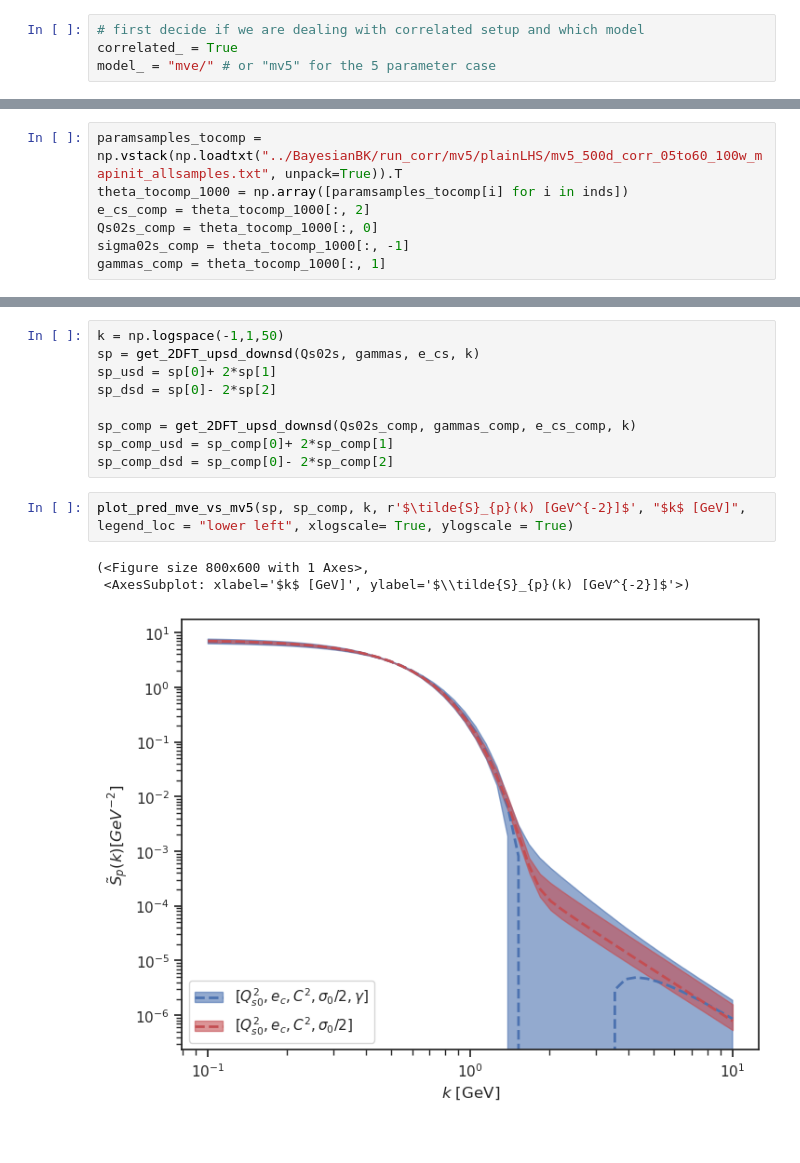
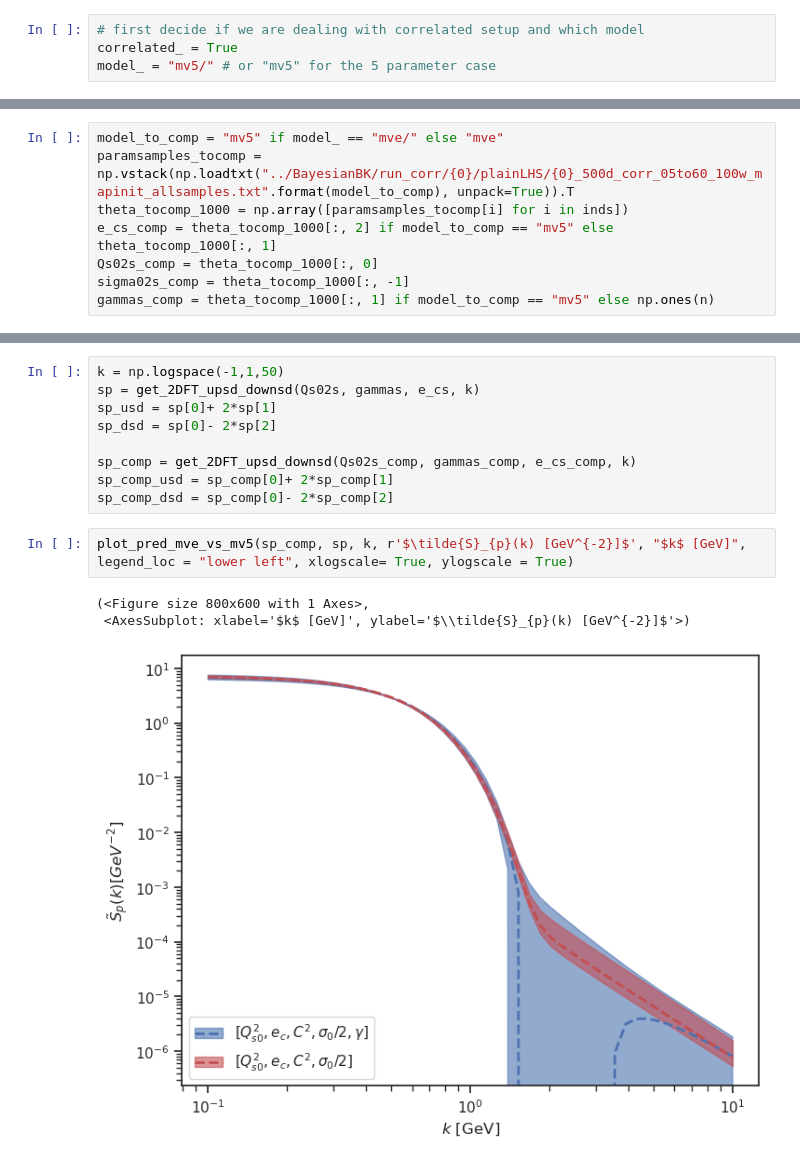
Before and after one commit to camcasuga/BayesianBK_results, a Jupyter notebook: analysis.ipynb, the cells around one changed output, grey strips where cells are left out. Drawn from its saved outputs; the diff is of its cells as text.

```diff
--- a/analysis.ipynb
+++ b/analysis.ipynb
@@ -18,7 +18,7 @@ sns.set_style('ticks')
 # %%
 # first decide if we are dealing with correlated setup and which model
 correlated_ = True
-model_ = "mve/" # or "mv5" for the 5 parameter case
+model_ = "mv5/" # or "mv5" for the 5 parameter case
 # %%
 correlated_str = "corr/" if correlated_ else "uncorr/"
 param_names = ["$Q_{s0}^{2}$ (GeV²)",
@@ -211,10 +221,11 @@ gammas = theta_post_1000[:, 1] if model_ == "mv5/" else np.ones(n)
 # %%
-paramsamples_tocomp = np.vstack(np.loadtxt("../BayesianBK/run_corr/mv5/plainLHS/mv5_500d_corr_05to60_100w_mapinit_allsamples.txt", unpack=True)).T
+model_to_comp = "mv5" if model_ == "mve/" else "mve"
+paramsamples_tocomp = np.vstack(np.loadtxt("../BayesianBK/run_corr/{0}/plainLHS/{0}_500d_corr_05to60_100w_mapinit_allsamples.txt".format(model_to_comp), unpack=True)).T
 theta_tocomp_1000 = np.array([paramsamples_tocomp[i] for i in inds])
-e_cs_comp = theta_tocomp_1000[:, 2]
+e_cs_comp = theta_tocomp_1000[:, 2] if model_to_comp == "mv5" else theta_tocomp_1000[:, 1]
 Qs02s_comp = theta_tocomp_1000[:, 0]
 sigma02s_comp = theta_tocomp_1000[:, -1]
-gammas_comp = theta_tocomp_1000[:, 1]
+gammas_comp = theta_tocomp_1000[:, 1] if model_to_comp == "mv5" else np.ones(n)
 # %%
 rs = np.logspace(-2,1,50)
 iBK = get_iBK_upsd_downsd(Qs02s, gammas, e_cs, rs)
@@ -314,8 +278,8 @@ sp_comp = get_2DFT_upsd_downsd(Qs02s_comp, gammas_comp, e_cs_comp, k)
 sp_comp_usd = sp_comp[0]+ 2*sp_comp[1]
 sp_comp_dsd = sp_comp[0]- 2*sp_comp[2]
 # %%
-plot_pred_mve_vs_mv5(sp, sp_comp, k, r'$\tilde{S}_{p}(k) [GeV^{-2}]$', "$k$ [GeV]", legend_loc = "lower left", xlogscale= True, ylogscale = True)
+plot_pred_mve_vs_mv5(sp_comp, sp, k, r'$\tilde{S}_{p}(k) [GeV^{-2}]$', "$k$ [GeV]", legend_loc = "lower left", xlogscale= True, ylogscale = True)
 # %% [output]
 (<Figure size 800x600 with 1 Axes>,
  <AxesSubplot: xlabel='$k$ [GeV]', ylabel='$\\tilde{S}_{p}(k) [GeV^{-2}]$'>)
-[figure, old version]
+[figure, new version]
```
Also changed, not shown: parts of 20 cells of this notebook, 2 other files.
